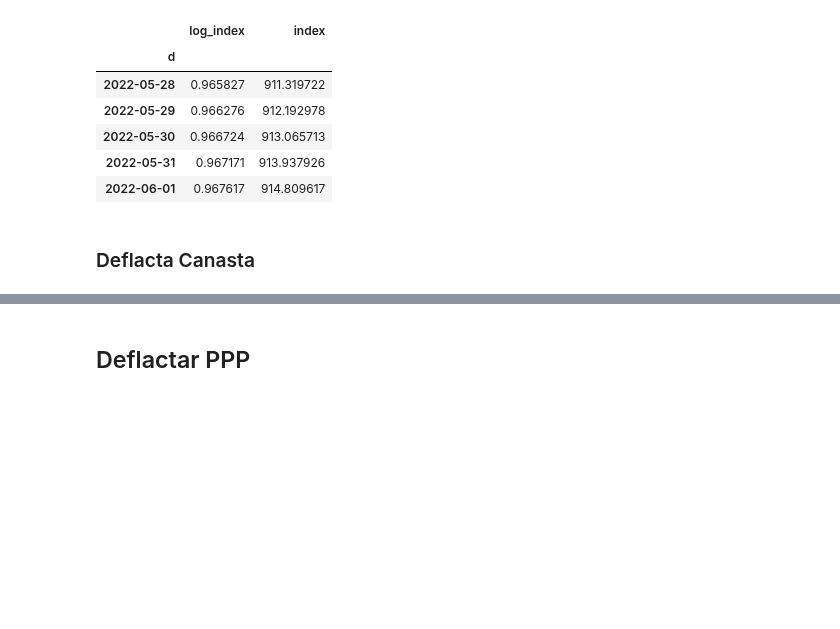
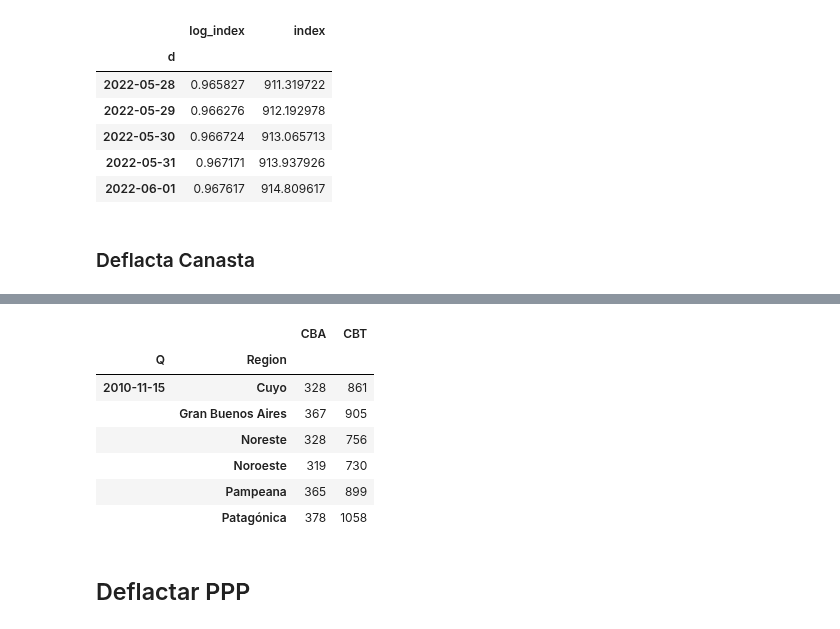
Before and after one commit to matuteiglesias/indice-pobreza-UBA, a Jupyter notebook: notebooks/03 - CB regional a precios constantes.ipynb, the cells around one changed output, grey strips where cells are left out. Saved outputs shown, nothing was run; the diff lists cells and outputs as text; code cells hidden in the pictures; blank space fills up the shorter version.

```diff
--- a/notebooks/03 - CB regional a precios constantes.ipynb
+++ b/notebooks/03 - CB regional a precios constantes.ipynb
@@ -119,3 +128,16 @@ CB_defl_Q.to_csv('./../data/info/CB_Reg_defl.csv', index = False)
+# %%
+show = CB_defl_Q.loc[CB_defl_Q.Q == '2010-11-15'].set_index(['Q', 'Region'])/ipc_10_16
+show = show.round().astype(int)
+show
+# %% [output]
+|  |  | CBA | CBT |
+| Q | Region |  |  |
+| 2010-11-15 | Cuyo | 328 | 861 |
+|  | Gran Buenos Aires | 367 | 905 |
+|  | Noreste | 328 | 756 |
+|  | Noroeste | 319 | 730 |
+|  | Pampeana | 365 | 899 |
+|  | Patagónica | 378 | 1058 |
 # %%
 # cpi_Q = pd.read_csv('https://raw.githubusercontent.com/matuteiglesias/IPC-Argentina/main/data/info/indice_precios_Q.csv', index_col=0)
 
```
Also changed, not shown: parts of 3 cells of this notebook, 3 other files.
